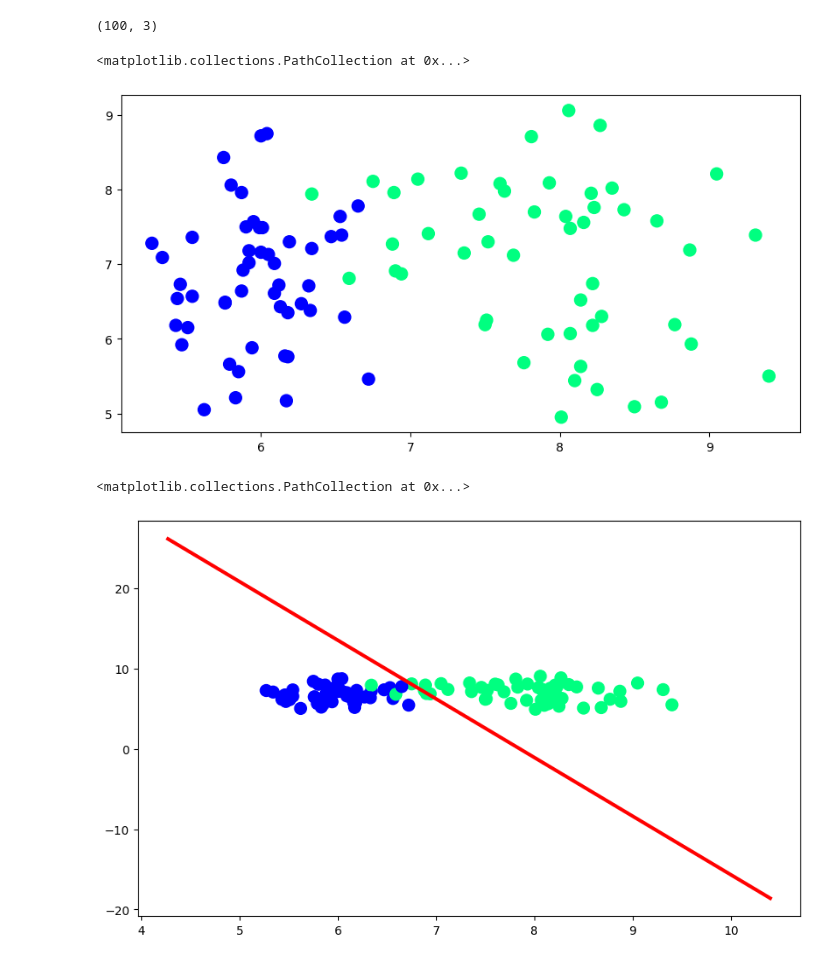
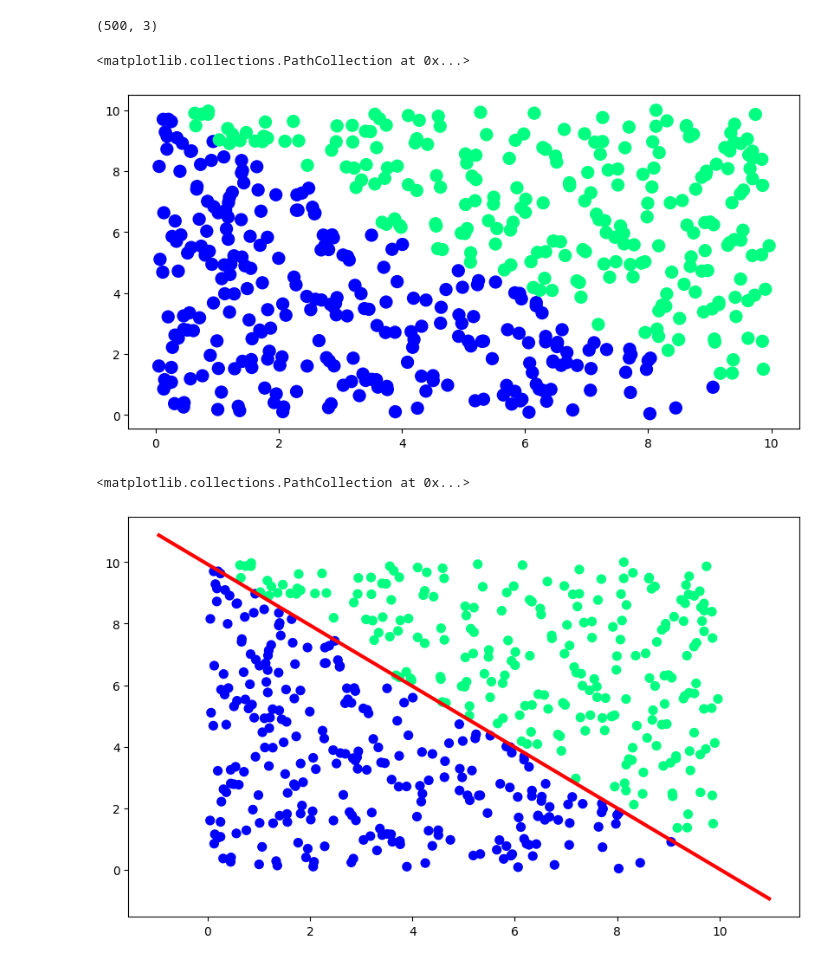
Before and after one commit to thenishantsapkota/100-days-of-DL, a Jupyter notebook: perceptron/perceptron_trick_02.ipynb, the cells around one changed output. Drawn from its saved outputs; the diff is of its cells as text; code cells hidden in the pictures.

Commit message:
feat: add dataset generator

```diff
--- a/perceptron/perceptron_trick_02.ipynb
+++ b/perceptron/perceptron_trick_02.ipynb
@@ -3,16 +3,16 @@ import pandas as pd
 import matplotlib.pyplot as plt
 import numpy as np
 # %%
-df = pd.read_csv("./placement.csv")
+df = pd.read_csv("./perceptron_dataset.csv")
 df.shape
 # %% [output]
-(100, 3)
+(500, 3)
 # %%
 plt.figure(figsize=(10, 5))
 plt.scatter(df['cgpa'], df["resume_score"], c=df["placed"], cmap="winter", s=100)
 # %% [output]
 <matplotlib.collections.PathCollection at 0x...>
-[figure, old version]
+[figure, new version]
 # %%
 X = df.iloc[:,0:2]
 y = df.iloc[:,-1]
@@ -28,7 +28,7 @@ def perceptron(X, y):
     # E.g. weights [1,1,1] if X.shape = 3
     lr = 0.1 # Specifies the learning rate
 
-    for i in range(1_000_000):
+    for i in range(1_00_000):
         # Choose a random number from 0 to 100
         # Because we have 100 data
         j = np.random.randint(0, 100)
@@ -60,13 +60,13 @@ b = -(intercept_ / coef_[1])
 # %%
 x_min = df['cgpa'].min() - 1
 x_max = df['cgpa'].max() + 1
-x_input = np.linspace(x_min, x_max, 50_000)
+x_input = np.linspace(x_min, x_max, 500)
 y_input = m*x_input + b
 # %%
 # Plotting the initial data and the line
 plt.figure(figsize=(10,6))
 plt.plot(x_input, y_input, color="red", linewidth=3)
-plt.scatter(df["cgpa"], df["resume_score"], c=df["placed"], cmap="winter", s=100)
+plt.scatter(df["cgpa"], df["resume_score"], c=df["placed"], cmap="winter", s=50)
 # %% [output]
 <matplotlib.collections.PathCollection at 0x...>
-[figure, old version]
+[figure, new version]
```
Also changed, not shown: 2 other files.
